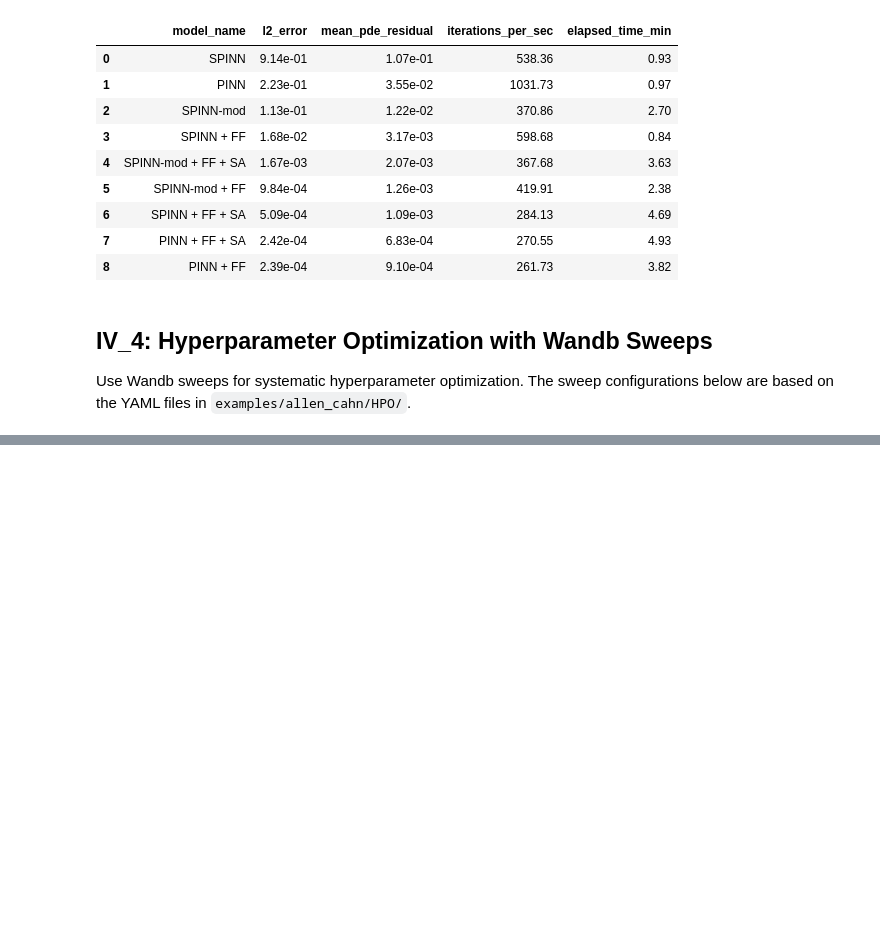
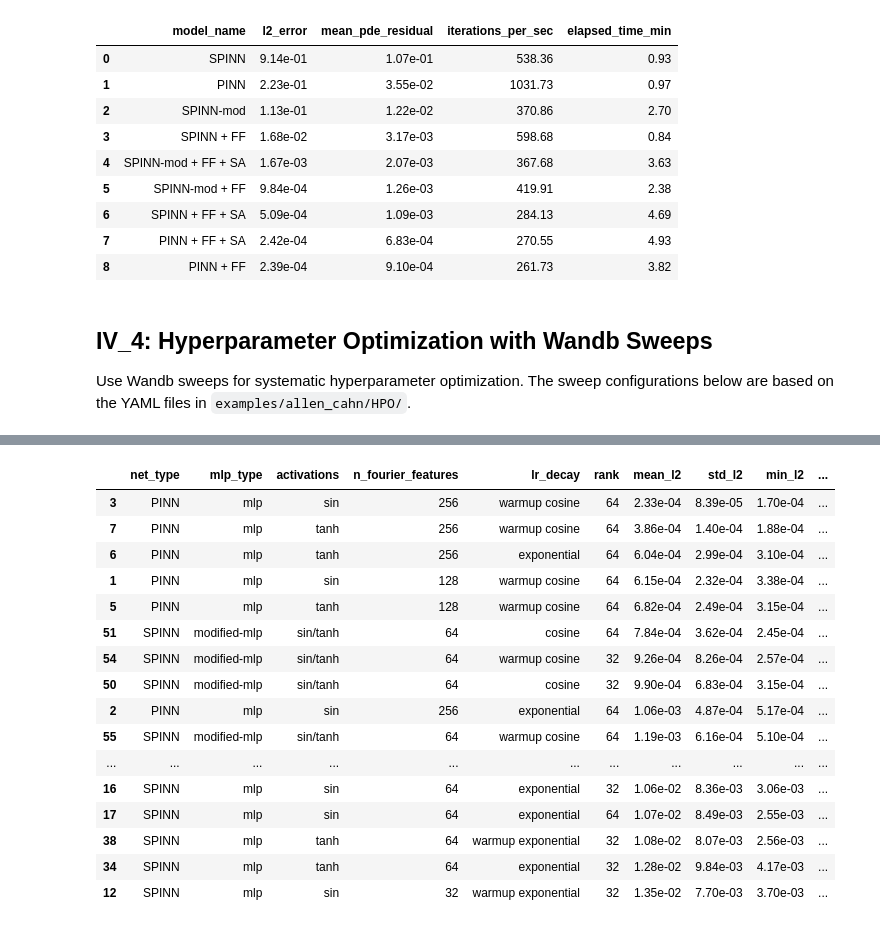
Before and after one commit to bonneted/PhD, a Jupyter notebook: IV_ImprovingTraining.ipynb, the cells around one changed output, grey strips where cells are left out. Cells and saved outputs as stored; diff of their text form; code cells hidden in the pictures; blank space fills up the shorter version.

```diff
--- a/IV_ImprovingTraining.ipynb
+++ b/IV_ImprovingTraining.ipynb
@@ -292,5 +292,6 @@ Adaptive sampling resamples points based on residuals. Attention focuses on impo
 # %%
 results_file = os.path.join(results_folder, 'IV_2_SelfAttention.pkl')
+config_to_run_SA = []  # e.g. ["pinn_SA", "spinn_SA", "spinn_mod_SA", "weight_vis"]
 
 # === Base configuration ===
 base_config_SA = {
@@ -302,22 +303,21 @@ base_config_SA = {
     "activations": "sin",
     "n_domain": 150**2,
     "lr": 1e-5,
-    "lr_decay": ["warmup cosine", 1e-3, 1000, 80000, 1e-5], # cosine decay: peak lr, warmup iters, total iters, min lr
-    "n_iter": 80000,
+    "lr_decay": ["warmup cosine", 1e-5,1e-3, 1000, 100000, 1e-5], # cosine decay: init lr, peak lr, warmup iters, total iters, min lr
+    "n_iter": 100000,
     "rank": 64,
     "seed": 0,
     "SA": True,
 }
 
-# === Configs to run ===
-config_to_run_SA = []  # e.g. ["pinn_SA", "spinn_SA", "spinn_mod_SA", "weight_vis"]
+
 
 # === All model configs ===
 all_config_SA = {
     "pinn_SA": {**base_config_SA, "net_type": "PINN", "n_fourier_features": 256},
     "spinn_SA": {**base_config_SA, "net_type": "SPINN"},
     "spinn_mod_SA": {**base_config_SA, "net_type": "SPINN", "mlp_type": "mlp_mod"},
-    "weight_vis": {**base_config_SA,"lr": 1e-3,"lr_decay": ["warmup cosine", 1e-3, 3000, 50000, 1e-5]}
+    "weight_vis": {**base_config_SA,"lr": 1e-3,"lr_decay": ["warmup cosine",1e-3, 1e-3, 3000, 50000, 1e-5]}
 }
 
 all_config_names_SA = list(all_config_SA.keys())
@@ -675,0 +675,45 @@ display(agg.head(10).style.background_gradient(cmap="Greens_r",subset=["mean_l2"
+# %%
+# Display aggregated results
+cols = [c for c in ["net_type","mlp_type", "activations", "n_fourier_features", "lr_decay", "rank"] if c in runs_df]
+#not considering 'n_domain' as both 150**2 and 200**2 yield exact same results
+
+runs_df_clean = runs_df.copy()
+runs_df_clean["lr_decay"] = runs_df_clean["lr_decay"].apply(lambda x: x.strip("['']").split("',")[0] if isinstance(x, str) else x)
+
+mask = (runs_df_clean["mlp_type"] == "modified-mlp")
+runs_df_clean.loc[mask, "activations"] = 'sin/tanh' # same results observed for both activations with modified-mlp
+runs_df_clean["elapsed_time"] = runs_df_clean["elapsed_time_s"]/60
+
+agg = (runs_df_clean.groupby(cols)
+            .agg(mean_l2=("l2_relative_error","mean"),
+                std_l2=("l2_relative_error","std"),
+                min_l2=("l2_relative_error","min"),
+                max_l2=("l2_relative_error","max"),
+                elapsed_time=("elapsed_time","mean"),
+                iter_per_sec=("iterations_per_sec","mean"),
+                count=("l2_relative_error","count"))
+            .reset_index()
+            .sort_values("mean_l2"))
+
+display(agg.style.background_gradient(cmap="Greens_r",subset=["mean_l2","min_l2","max_l2"])
+                        .background_gradient(cmap="Reds",subset=["std_l2"])
+                        .format("{:.2e}",subset=["mean_l2","std_l2","min_l2","max_l2"])
+                        .format("{:.1f}",subset=["elapsed_time","iter_per_sec"]))
+# %% [output]
+|  | net_type | mlp_type | activations | n_fourier_features | lr_decay | rank | mean_l2 | std_l2 | min_l2 | ... |
+| 3 | PINN | mlp | sin | 256 | warmup cosine | 64 | 2.33e-04 | 8.39e-05 | 1.70e-04 | ... |
+| 7 | PINN | mlp | tanh | 256 | warmup cosine | 64 | 3.86e-04 | 1.40e-04 | 1.88e-04 | ... |
+| 6 | PINN | mlp | tanh | 256 | exponential | 64 | 6.04e-04 | 2.99e-04 | 3.10e-04 | ... |
+| 1 | PINN | mlp | sin | 128 | warmup cosine | 64 | 6.15e-04 | 2.32e-04 | 3.38e-04 | ... |
+| 5 | PINN | mlp | tanh | 128 | warmup cosine | 64 | 6.82e-04 | 2.49e-04 | 3.15e-04 | ... |
+| 51 | SPINN | modified-mlp | sin/tanh | 64 | cosine | 64 | 7.84e-04 | 3.62e-04 | 2.45e-04 | ... |
+| 54 | SPINN | modified-mlp | sin/tanh | 64 | warmup cosine | 32 | 9.26e-04 | 8.26e-04 | 2.57e-04 | ... |
+| 50 | SPINN | modified-mlp | sin/tanh | 64 | cosine | 32 | 9.90e-04 | 6.83e-04 | 3.15e-04 | ... |
+| 2 | PINN | mlp | sin | 256 | exponential | 64 | 1.06e-03 | 4.87e-04 | 5.17e-04 | ... |
+| 55 | SPINN | modified-mlp | sin/tanh | 64 | warmup cosine | 64 | 1.19e-03 | 6.16e-04 | 5.10e-04 | ... |
+| ... | ... | ... | ... | ... | ... | ... | ... | ... | ... | ... |
+| 16 | SPINN | mlp | sin | 64 | exponential | 32 | 1.06e-02 | 8.36e-03 | 3.06e-03 | ... |
+| 17 | SPINN | mlp | sin | 64 | exponential | 64 | 1.07e-02 | 8.49e-03 | 2.55e-03 | ... |
+| 38 | SPINN | mlp | tanh | 64 | warmup exponential | 32 | 1.08e-02 | 8.07e-03 | 2.56e-03 | ... |
+| 34 | SPINN | mlp | tanh | 64 | exponential | 32 | 1.28e-02 | 9.84e-03 | 4.17e-03 | ... |
+| 12 | SPINN | mlp | sin | 32 | warmup exponential | 32 | 1.35e-02 | 7.70e-03 | 3.70e-03 | ... |
```
Also changed, not shown: parts of 7 cells of this notebook, 1 other file.
